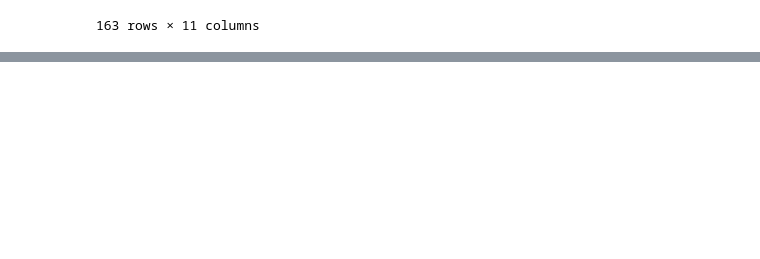
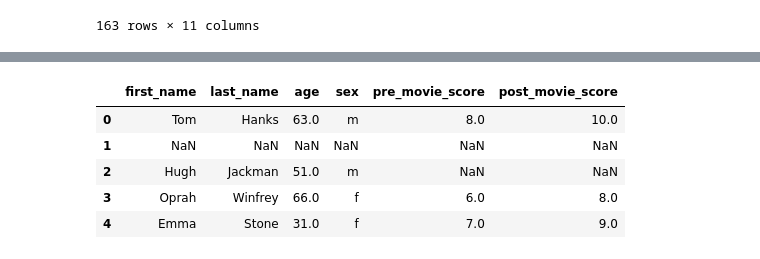
Before and after one commit to kinwong/Udemy-Machine-Learning-Data-Science-Masterclass, a Jupyter notebook: pandas.ipynb, the cells around one changed output, grey strips where cells are left out. Saved outputs shown, nothing was run; the diff lists cells and outputs as text; code cells hidden in the pictures; blank space fills up the shorter version.

```diff
--- a/pandas.ipynb
+++ b/pandas.ipynb
@@ -364,0 +434,10 @@ df[df['day'].isin(['Sun', 'Sat'])]
+# %%
+df = pd.read_csv('./notebooks_final/03-Pandas/movie_scores.csv')
+df
+# %% [output]
+|  | first_name | last_name | age | sex | pre_movie_score | post_movie_score |
+| 0 | Tom | Hanks | 63.0 | m | 8.0 | 10.0 |
+| 1 | NaN | NaN | NaN | NaN | NaN | NaN |
+| 2 | Hugh | Jackman | 51.0 | m | NaN | NaN |
+| 3 | Oprah | Winfrey | 66.0 | f | 6.0 | 8.0 |
+| 4 | Emma | Stone | 31.0 | f | 7.0 | 9.0 |
```
Also changed, not shown: parts of 13 cells of this notebook.
